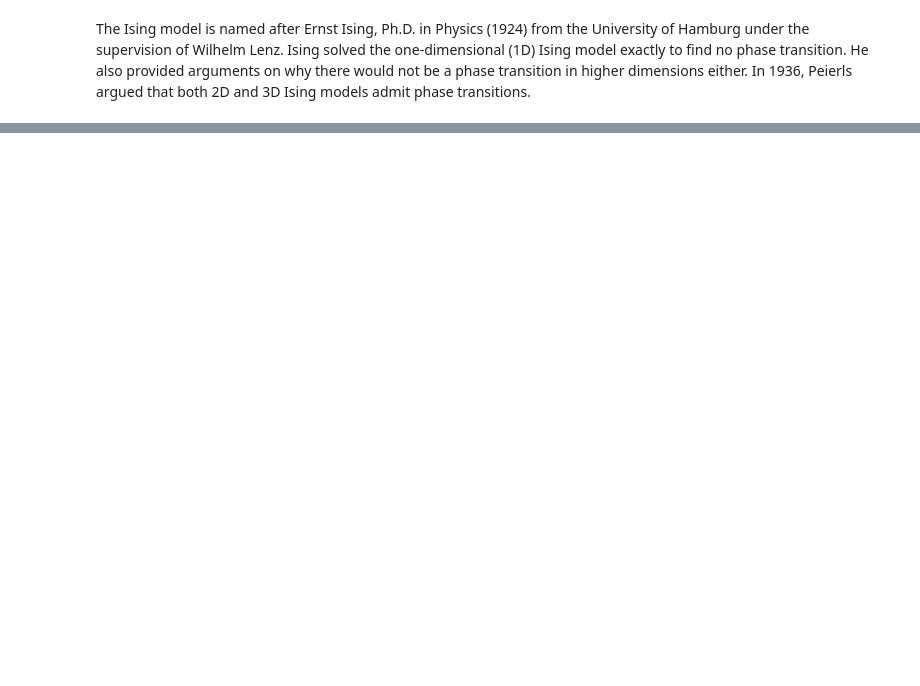
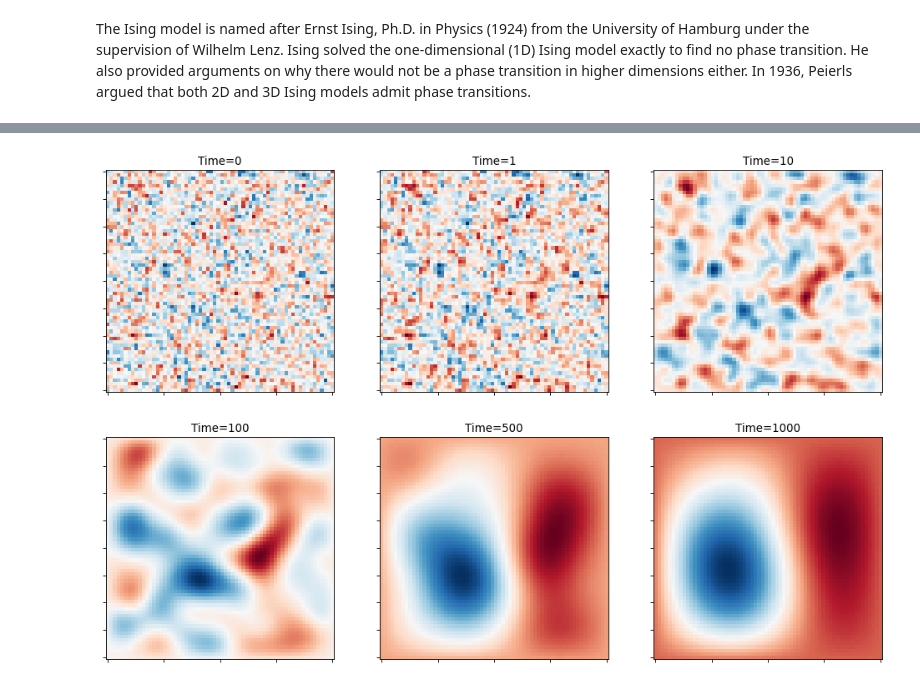
Before and after one commit to MAXMA-OSU/CBE8808-Ising, a Jupyter notebook: Ising.ipynb, the cells around one changed output, grey strips where cells are left out. Saved outputs shown, nothing was run; the diff lists cells and outputs as text; code cells hidden in the pictures; blank space fills up the shorter version.

```diff
--- a/Ising.ipynb
+++ b/Ising.ipynb
@@ -224,0 +292,13 @@ rm.simulate()
+# %%
+rm = TDGL()   # instantiate the class
+
+# generate the grid and initialise the field
+x = np.linspace(-1,1,Ng)
+y = np.linspace(-1,1,Ng)
+X, Y = np.meshgrid(x, y)
+
+u=np.random.randn(Ng*Ng, 1);  # Initial data
+L = rm.laplacian(Ng)
+rm.integrate(L, x, y, u)    # simulate
+# %% [output]
+[figure, added]
```
Also changed, not shown: parts of 7 cells of this notebook.
